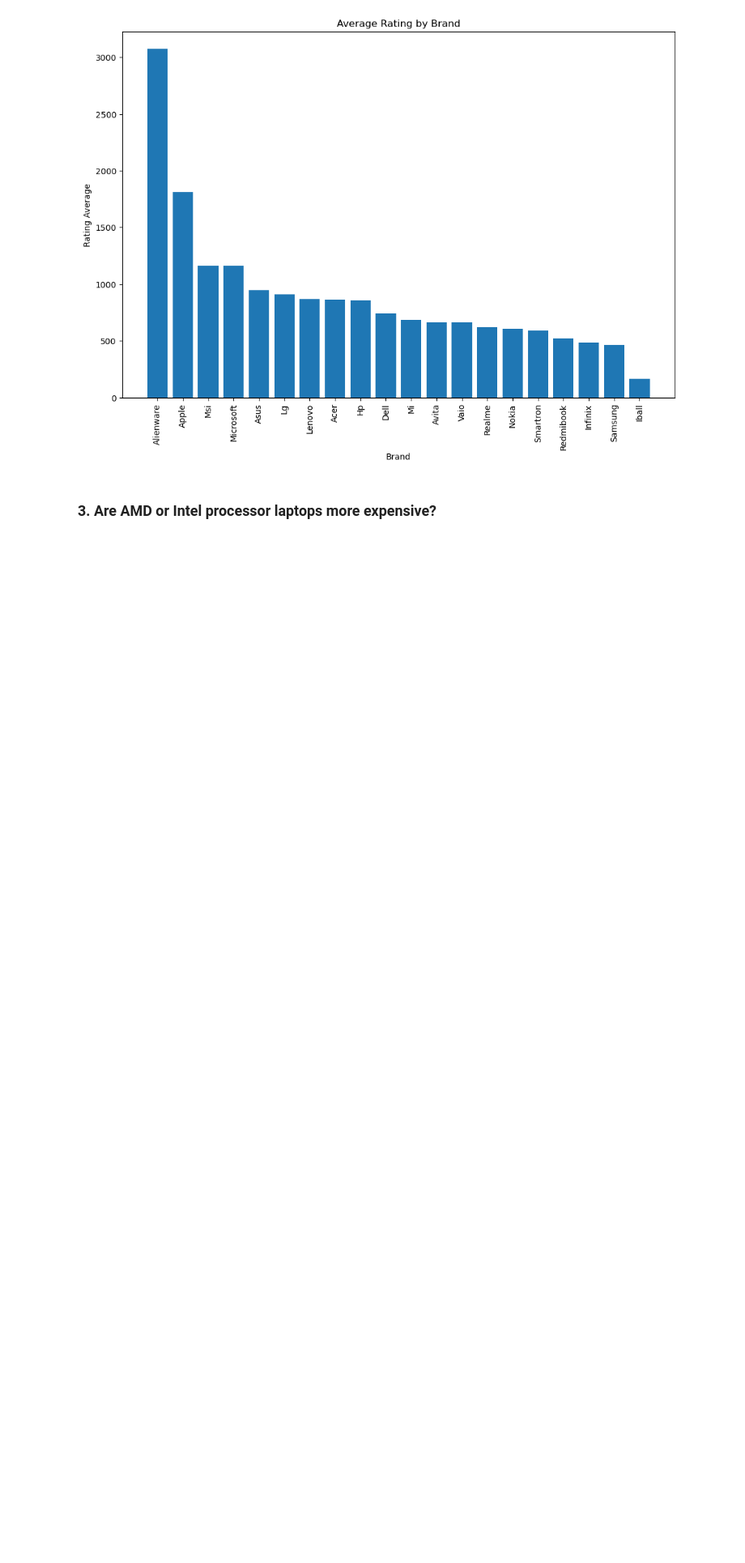
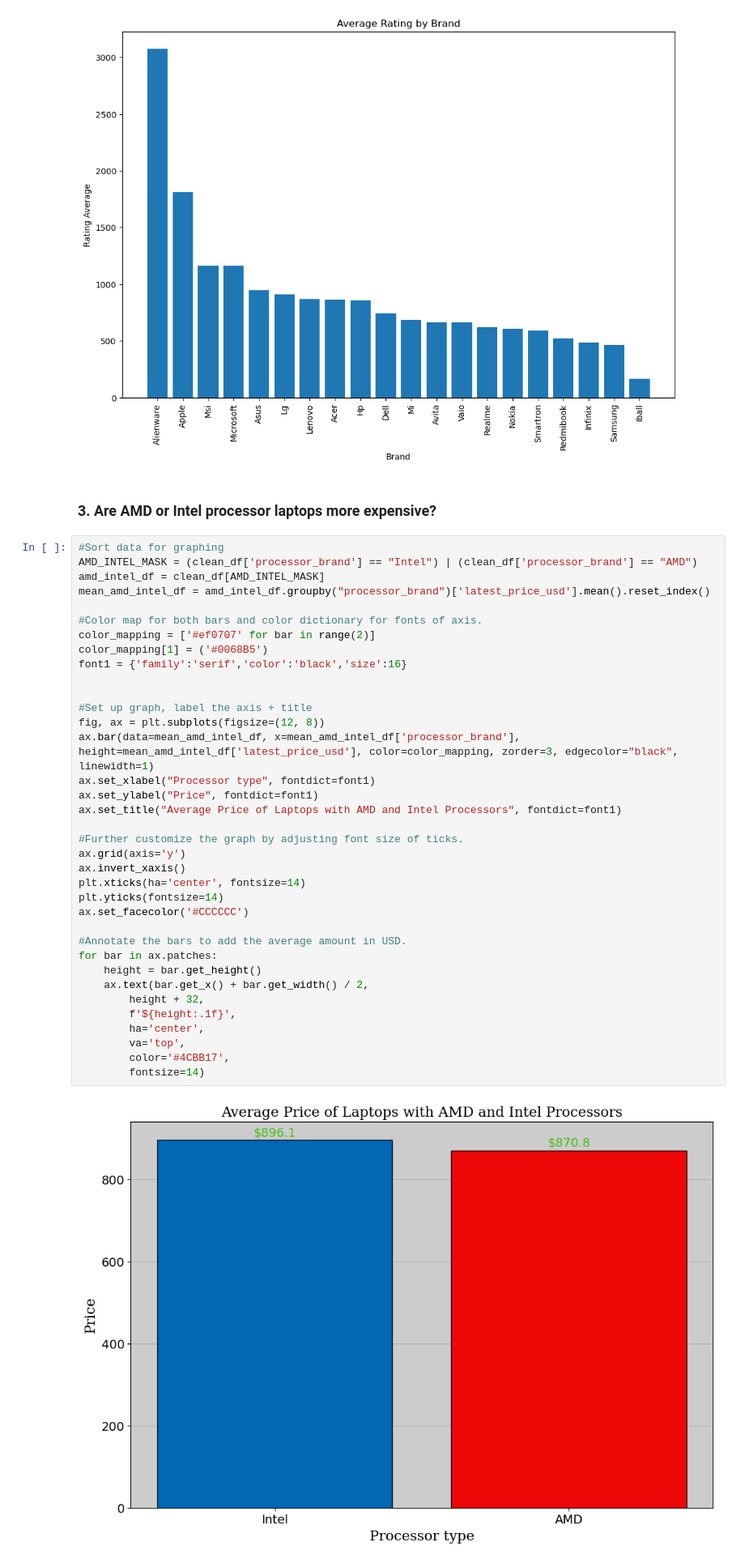
Before and after one commit to chrisheimbuch/laptops-specs-eda, a Jupyter notebook: Laptop Specs EDA.ipynb, the cells around one changed output. Shown at 81% size. Saved outputs shown, nothing was run; the diff lists cells and outputs as text; blank space fills up the shorter version.

Commit message:
inferential analysis and further project development before styling

```diff
--- a/Laptop Specs EDA.ipynb
+++ b/Laptop Specs EDA.ipynb
@@ -221,4 +231,42 @@ plt.show()
 [figure]
 # %% [markdown]
 ### 3. Are AMD or Intel processor laptops more expensive?
+# %%
+#Sort data for graphing
+AMD_INTEL_MASK = (clean_df['processor_brand'] == "Intel") | (clean_df['processor_brand'] == "AMD")
+amd_intel_df = clean_df[AMD_INTEL_MASK]
+mean_amd_intel_df = amd_intel_df.groupby("processor_brand")['latest_price_usd'].mean().reset_index()
+
+#Color map for both bars and color dictionary for fonts of axis.
+color_mapping = ['#ef0707' for bar in range(2)]
+color_mapping[1] = ('#0068B5')
+font1 = {'family':'serif','color':'black','size':16}
+
+
+#Set up graph, label the axis + title
+fig, ax = plt.subplots(figsize=(12, 8))
+ax.bar(data=mean_amd_intel_df, x=mean_amd_intel_df['processor_brand'], height=mean_amd_intel_df['latest_price_usd'], color=color_mapping, zorder=3, edgecolor="black", linewidth=1)
+ax.set_xlabel("Processor type", fontdict=font1)
+ax.set_ylabel("Price", fontdict=font1)
+ax.set_title("Average Price of Laptops with AMD and Intel Processors", fontdict=font1)
+
+#Further customize the graph by adjusting font size of ticks.
+ax.grid(axis='y')
+ax.invert_xaxis()
+plt.xticks(ha='center', fontsize=14)
+plt.yticks(fontsize=14)
+ax.set_facecolor('#CCCCCC')
+
+#Annotate the bars to add the average amount in USD.
+for bar in ax.patches:
+    height = bar.get_height()
+    ax.text(bar.get_x() + bar.get_width() / 2,
+        height + 32,
+        f'${height:.1f}',
+        ha='center',
+        va='top',
+        color='#4CBB17',
+        fontsize=14)
+# %% [output]
+[figure, added]
 # %%
```
Also changed, not shown: parts of 38 cells of this notebook.
